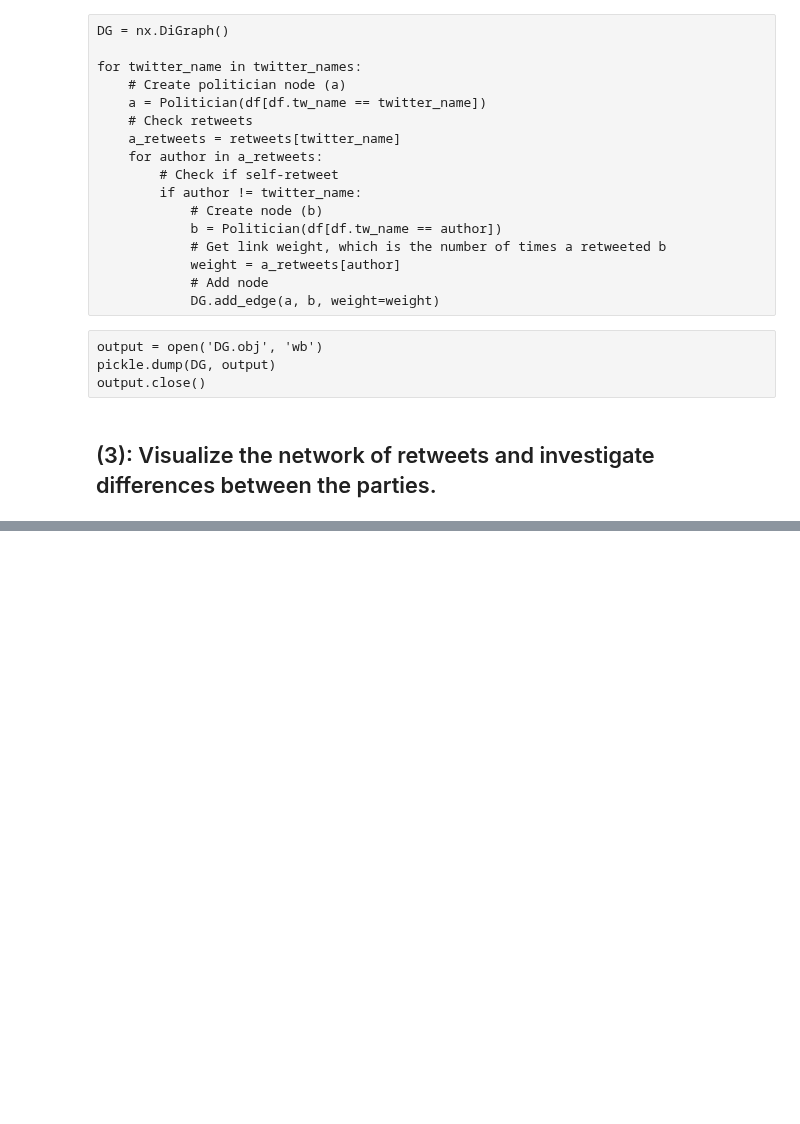
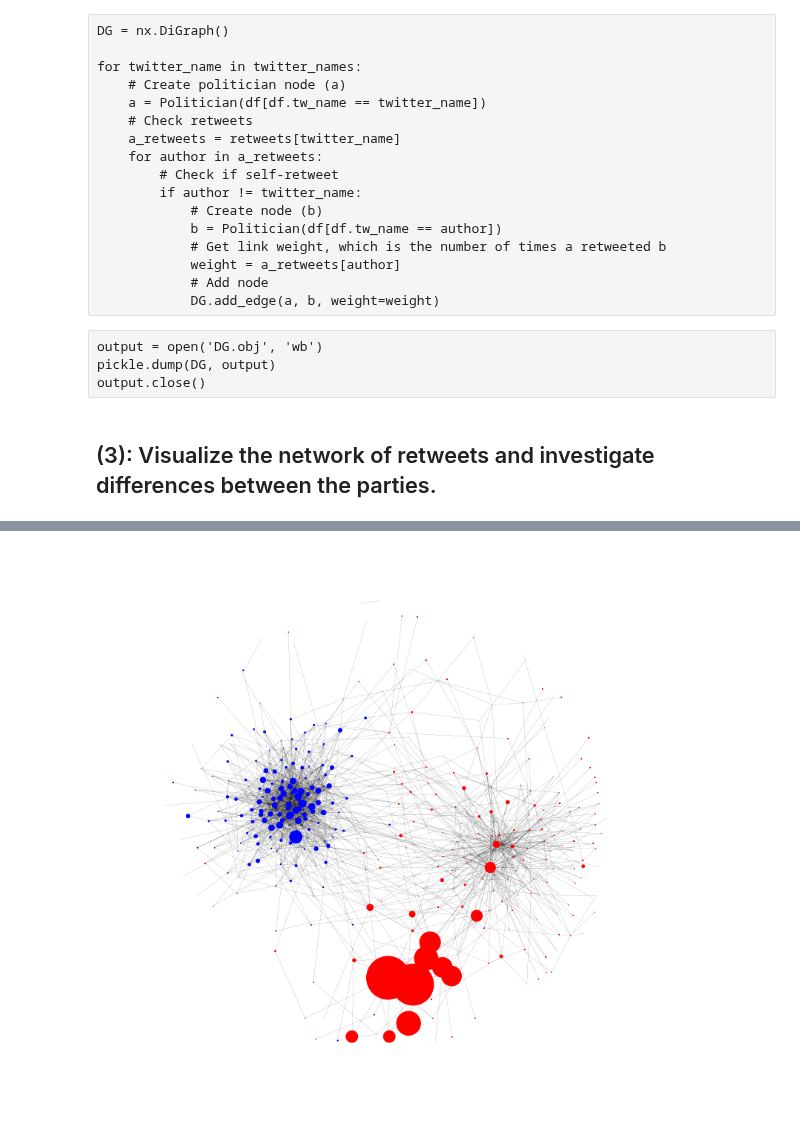
Before and after one commit to thomasnilsson/02805-social-graphs-2018, a Jupyter notebook: week8/week8.ipynb, the cells around one changed output, grey strips where cells are left out. Cells and saved outputs as stored; diff of their text form; code cells hidden in the pictures; blank space fills up the shorter version.

```diff
--- a/week8/week8.ipynb
+++ b/week8/week8.ipynb
@@ -122,0 +155,10 @@ plt.show()
+# %%
+EV = nx.eigenvector_centrality_numpy(DG)
+EV_values = np.array([EV[pol] for pol in EV])
+sizes = 5000 * EV_values # factor found through trial and error
+# %%
+plt.figure(figsize=(10,10))
+nx.draw(UG, node_color=color_map, node_size=sizes, width=0.1)
+plt.show()
+# %% [output]
+[figure, added]
```
Also changed, not shown: parts of 27 cells of this notebook, 1 other file.
